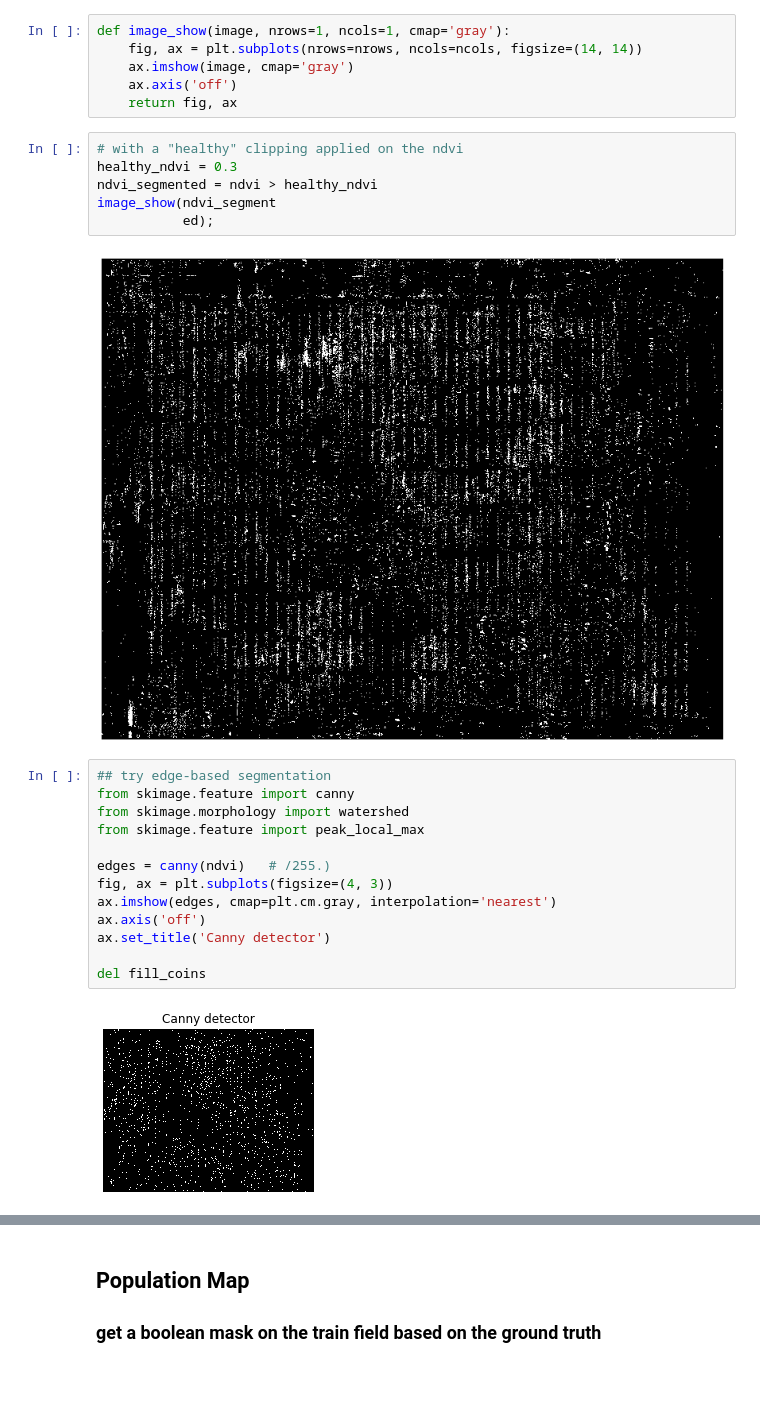
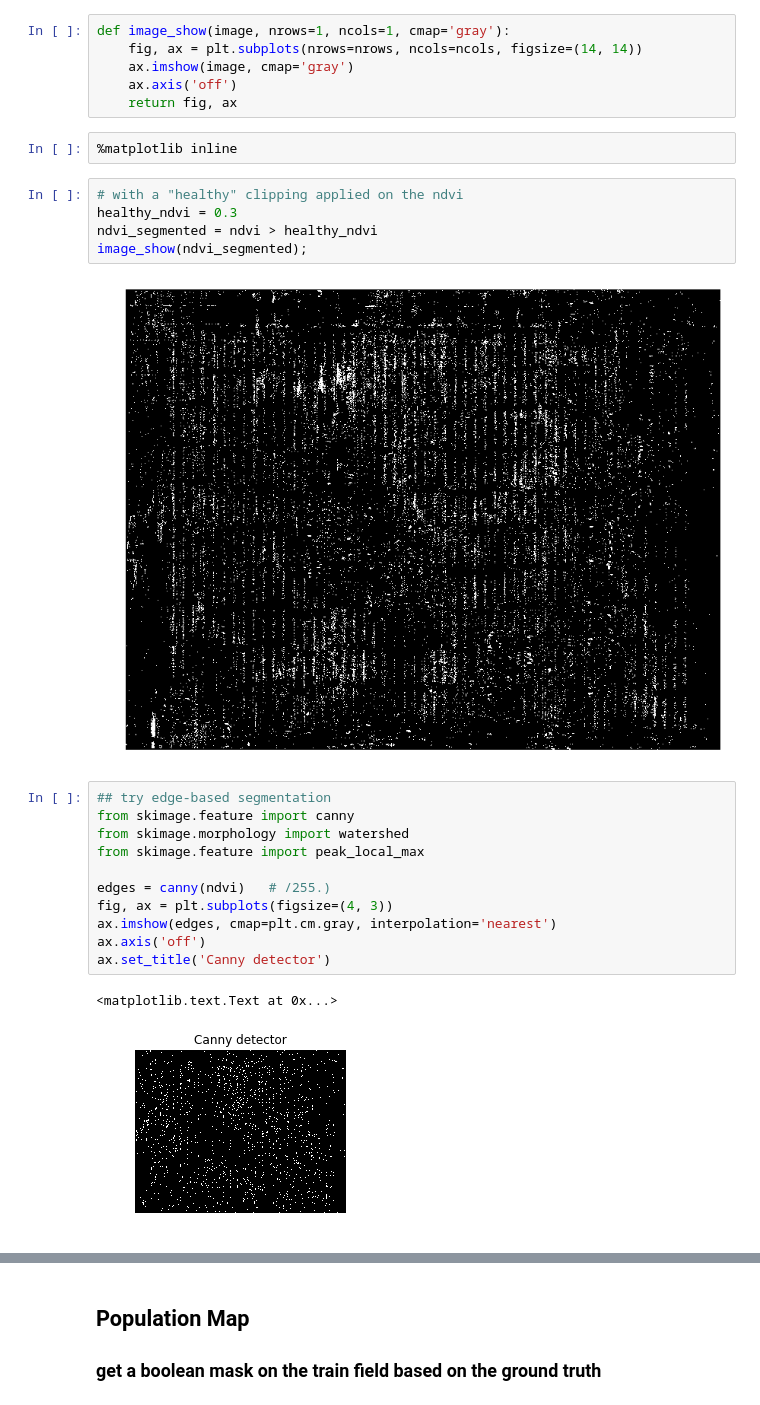
Before and after one commit to astro313/indigocase, a Jupyter notebook: imSeg.ipynb, the cells around one changed output, grey strips where cells are left out. Saved outputs shown, nothing was run; the diff lists cells and outputs as text; blank space fills up the shorter version.

```diff
--- a/imSeg.ipynb
+++ b/imSeg.ipynb
@@ -145,27 +148,27 @@ def image_show(image, nrows=1, ncols=1, cmap='gray'):
     ax.imshow(image, cmap='gray')
     ax.axis('off')
     return fig, ax
+# %%
+%matplotlib inline
 # %%
 # with a "healthy" clipping applied on the ndvi
 healthy_ndvi = 0.3
 ndvi_segmented = ndvi > healthy_ndvi
-image_show(ndvi_segment
-           ed);
+image_show(ndvi_segmented);
 # %% [output]
-[figure, old version]
+[figure, new version]
 # %%
 ## try edge-based segmentation
 from skimage.feature import canny
 from skimage.morphology import watershed
 from skimage.feature import peak_local_max
 
 edges = canny(ndvi)   # /255.)
 fig, ax = plt.subplots(figsize=(4, 3))
 ax.imshow(edges, cmap=plt.cm.gray, interpolation='nearest')
 ax.axis('off')
 ax.set_title('Canny detector')
-
-del fill_coins
 # %% [output]
+<matplotlib.text.Text at 0x...>
-[figure, old version]
+[figure, new version]
 # %%
```
Also changed, not shown: parts of 14 cells of this notebook.
